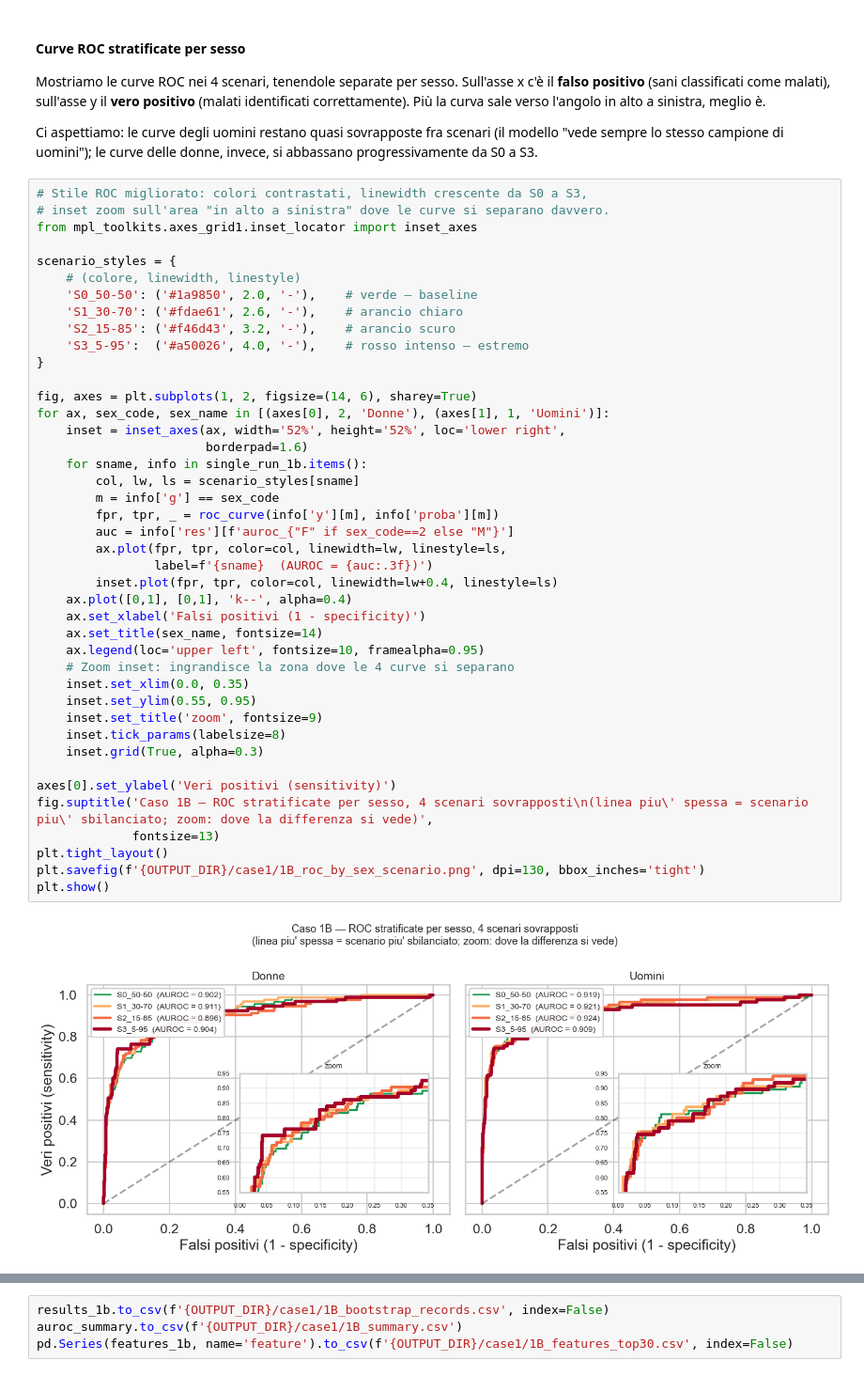
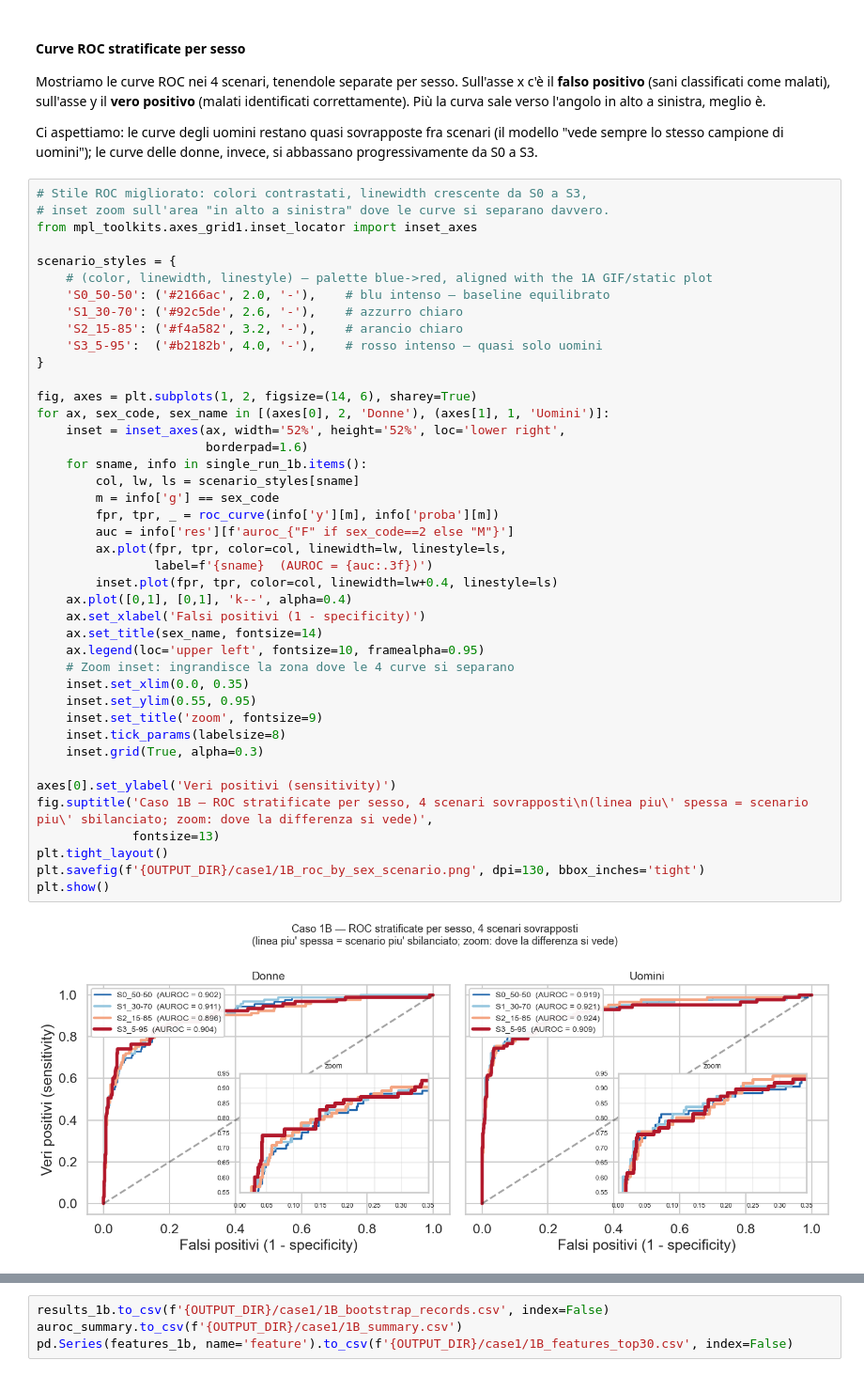
Before and after one commit to oliviariccomi/gender-bias-analysis, a Jupyter notebook: Fase_3_4_Modelli_Performance_Gap.ipynb, the cells around one changed output, grey strips where cells are left out. Shown at 94% size. Drawn from its saved outputs; the diff is of its cells as text.

```diff
--- a/Fase_3_4_Modelli_Performance_Gap.ipynb
+++ b/Fase_3_4_Modelli_Performance_Gap.ipynb
@@ -762,44 +997,44 @@ Ci aspettiamo: le curve degli uomini restano quasi sovrapposte fra scenari (il m
 from mpl_toolkits.axes_grid1.inset_locator import inset_axes
 
 scenario_styles = {
-    # (colore, linewidth, linestyle)
-    'S0_50-50': ('#1a9850', 2.0, '-'),    # verde — baseline
-    'S1_30-70': ('#fdae61', 2.6, '-'),    # arancio chiaro
-    'S2_15-85': ('#f46d43', 3.2, '-'),    # arancio scuro
-    'S3_5-95':  ('#a50026', 4.0, '-'),    # rosso intenso — estremo
+    # (color, linewidth, linestyle) — palette blue->red, aligned with the 1A GIF/static plot
+    'S0_50-50': ('#2166ac', 2.0, '-'),    # blu intenso — baseline equilibrato
+    'S1_30-70': ('#92c5de', 2.6, '-'),    # azzurro chiaro
+    'S2_15-85': ('#f4a582', 3.2, '-'),    # arancio chiaro
+    'S3_5-95':  ('#b2182b', 4.0, '-'),    # rosso intenso — quasi solo uomini
 }
 
 fig, axes = plt.subplots(1, 2, figsize=(14, 6), sharey=True)
 for ax, sex_code, sex_name in [(axes[0], 2, 'Donne'), (axes[1], 1, 'Uomini')]:
     inset = inset_axes(ax, width='52%', height='52%', loc='lower right',
                        borderpad=1.6)
     for sname, info in single_run_1b.items():
         col, lw, ls = scenario_styles[sname]
         m = info['g'] == sex_code
         fpr, tpr, _ = roc_curve(info['y'][m], info['proba'][m])
         auc = info['res'][f'auroc_{"F" if sex_code==2 else "M"}']
         ax.plot(fpr, tpr, color=col, linewidth=lw, linestyle=ls,
                 label=f'{sname}  (AUROC = {auc:.3f})')
         inset.plot(fpr, tpr, color=col, linewidth=lw+0.4, linestyle=ls)
     ax.plot([0,1], [0,1], 'k--', alpha=0.4)
     ax.set_xlabel('Falsi positivi (1 - specificity)')
     ax.set_title(sex_name, fontsize=14)
     ax.legend(loc='upper left', fontsize=10, framealpha=0.95)
     # Zoom inset: ingrandisce la zona dove le 4 curve si separano
     inset.set_xlim(0.0, 0.35)
     inset.set_ylim(0.55, 0.95)
     inset.set_title('zoom', fontsize=9)
     inset.tick_params(labelsize=8)
     inset.grid(True, alpha=0.3)
 
 axes[0].set_ylabel('Veri positivi (sensitivity)')
 fig.suptitle('Caso 1B — ROC stratificate per sesso, 4 scenari sovrapposti\n(linea piu\' spessa = scenario piu\' sbilanciato; zoom: dove la differenza si vede)',
              fontsize=13)
 plt.tight_layout()
 plt.savefig(f'{OUTPUT_DIR}/case1/1B_roc_by_sex_scenario.png', dpi=130, bbox_inches='tight')
 plt.show()
 # %% [output]
-[figure, old version]
+[figure, new version]
 # %%
 auroc_summary = results_1b.groupby('scenario').agg(
     F_mean=('auroc_F','mean'), F_lo=('auroc_F', lambda s: s.quantile(0.025)),
```
Also changed, not shown: parts of 111 cells of this notebook.
